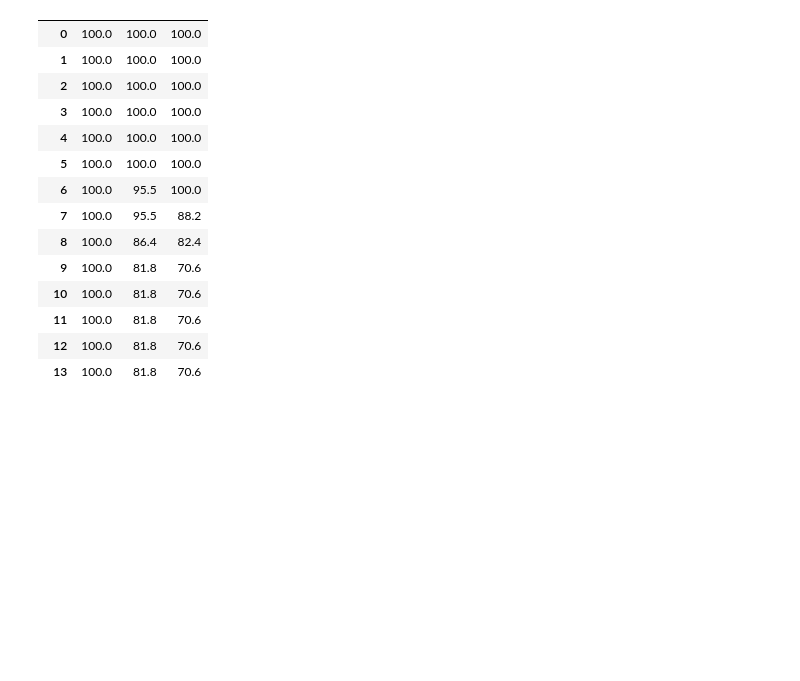
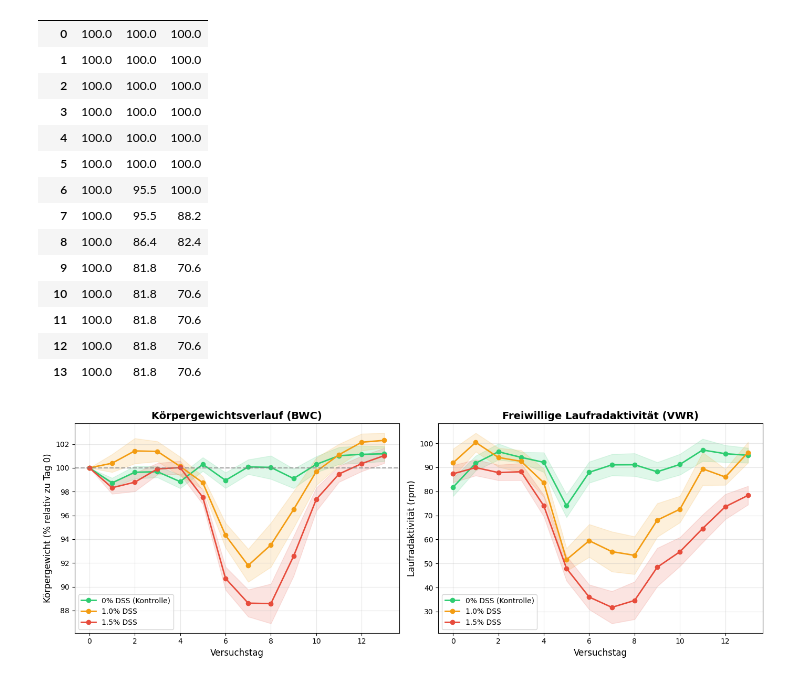
Before and after one commit to sidarkh/Maus-Monitor-ML, a Jupyter notebook: main.ipynb, the cells around one changed output. Cells and saved outputs as stored; diff of their text form; code cells hidden in the pictures; blank space fills up the shorter version.

Commit message:
feat: Zeitverlauf-Diagramme für BWC und VWR nach Dosisgruppen

```diff
--- a/main.ipynb
+++ b/main.ipynb
@@ -74,3 +74,54 @@ Anzahl der aktiven Tiere im Zeitverlauf:
 | 11 | 100.0 | 81.8 | 70.6 |
 | 12 | 100.0 | 81.8 | 70.6 |
 | 13 | 100.0 | 81.8 | 70.6 |
+# %%
+import matplotlib.pyplot as plt
+
+# Daten gruppieren: Mittelwert und Standardfehler pro Dosis und Tag
+grouped = df.groupby(['DSS', 'day']).agg(
+    bwc_mean=('bwc', 'mean'),
+    bwc_sem=('bwc', 'sem'),
+    vwr_mean=('vwr', 'mean'),
+    vwr_sem=('vwr', 'sem')
+).reset_index()
+
+# Zwei Diagramme nebeneinander erstellen
+fig, (ax1, ax2) = plt.subplots(1, 2, figsize=(14, 5))
+colors = {0: '#2ecc71', 1: '#f39c12', 2: '#e74c3c'}
+labels = {0: '0% DSS (Kontrolle)', 1: '1.0% DSS', 2: '1.5% DSS'}
+
+# Linkes Diagramm: Gewichtsverlauf
+for dss in [0, 1, 2]:
+    data = grouped[grouped['DSS'] == dss]
+    ax1.plot(data['day'], data['bwc_mean'], 'o-', color=colors[dss], label=labels[dss], linewidth=2)
+    ax1.fill_between(data['day'],
+                     data['bwc_mean'] - data['bwc_sem'],
+                     data['bwc_mean'] + data['bwc_sem'],
+                     color=colors[dss], alpha=0.15)
+
+ax1.axhline(100, color='gray', linestyle='--', alpha=0.7)
+ax1.set_xlabel('Versuchstag', fontsize=12)
+ax1.set_ylabel('Körpergewicht (% relativ zu Tag 0)', fontsize=12)
+ax1.set_title('Körpergewichtsverlauf (BWC)', fontsize=14, fontweight='bold')
+ax1.legend()
+ax1.grid(True, alpha=0.3)
+
+# Rechtes Diagramm: Laufradaktivität
+for dss in [0, 1, 2]:
+    data = grouped[grouped['DSS'] == dss]
+    ax2.plot(data['day'], data['vwr_mean'], 'o-', color=colors[dss], label=labels[dss], linewidth=2)
+    ax2.fill_between(data['day'],
+                     data['vwr_mean'] - data['vwr_sem'],
+                     data['vwr_mean'] + data['vwr_sem'],
+                     color=colors[dss], alpha=0.15)
+
+ax2.set_xlabel('Versuchstag', fontsize=12)
+ax2.set_ylabel('Laufradaktivität (rpm)', fontsize=12)
+ax2.set_title('Freiwillige Laufradaktivität (VWR)', fontsize=14, fontweight='bold')
+ax2.legend()
+ax2.grid(True, alpha=0.3)
+
+plt.tight_layout()
+plt.show()
+# %% [output]
+[figure, added]
```
